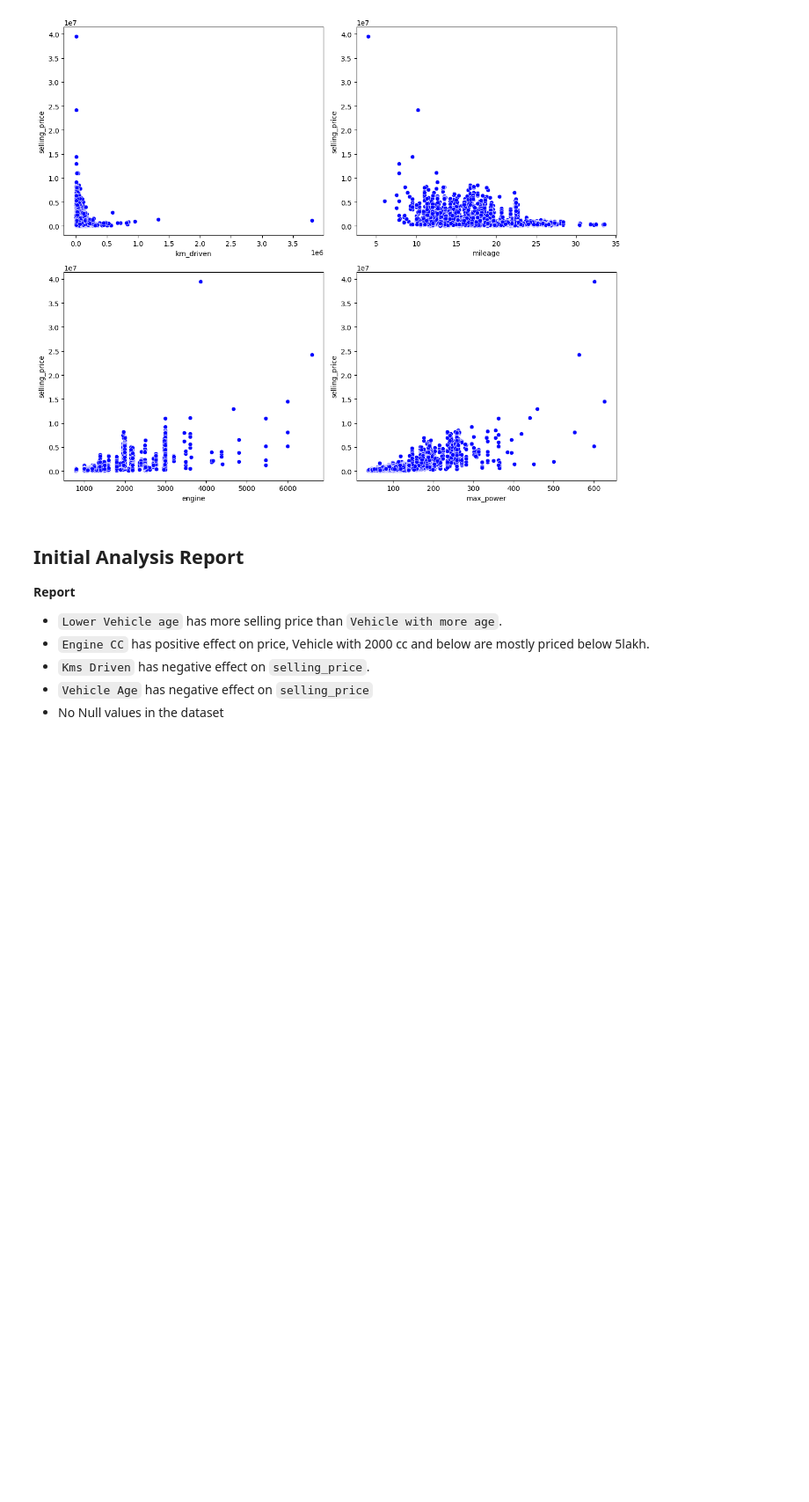
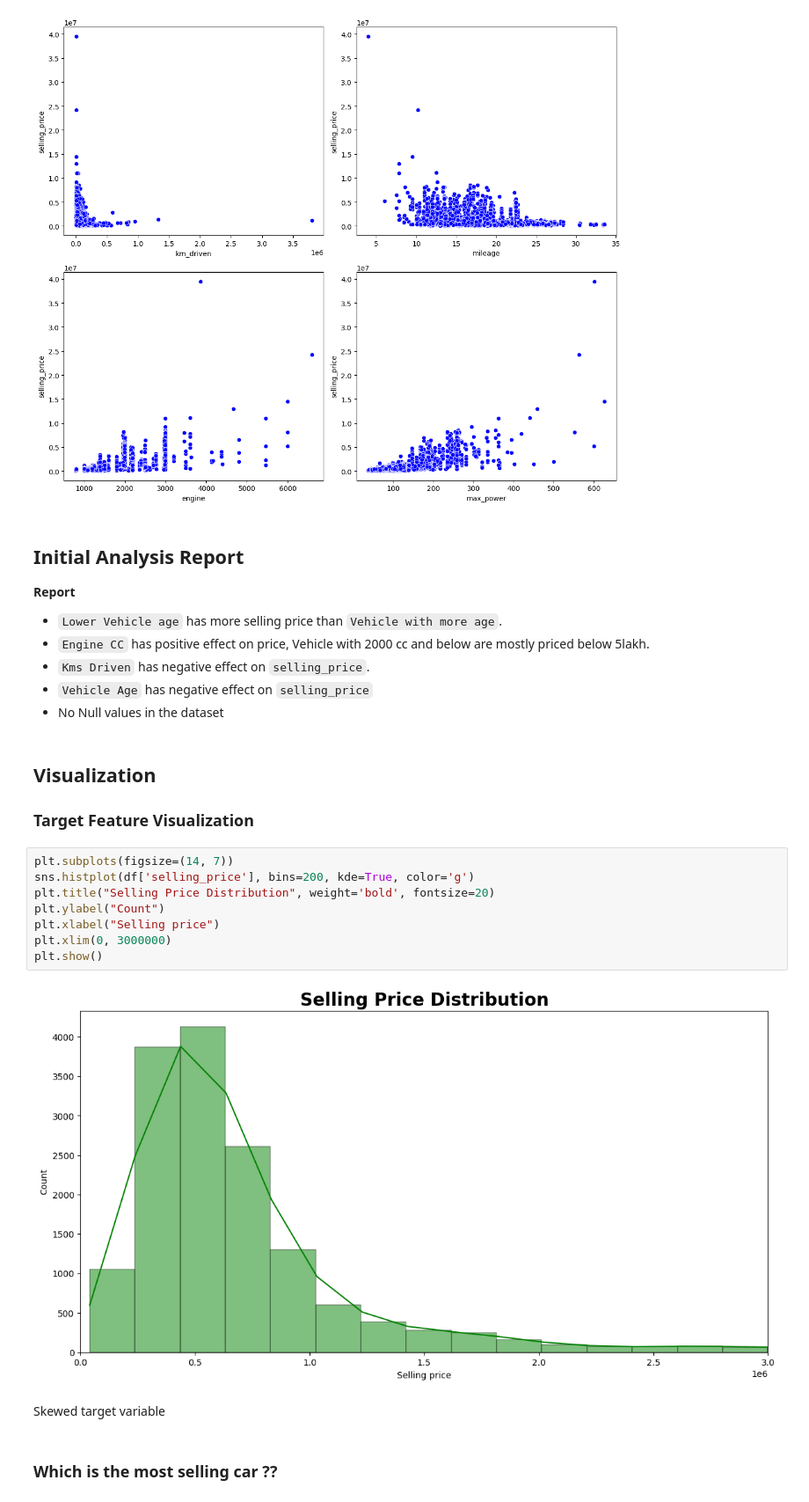
Before and after one commit to RohitKrish46/car-price-predictor, a Jupyter notebook: EDA.ipynb, the cells around one changed output. Shown at 88% size. Cells and saved outputs as stored; diff of their text form; blank space fills up the shorter version.

```diff
--- a/EDA.ipynb
+++ b/EDA.ipynb
@@ -238,3 +238,20 @@ ValueError: num must be an integer with 1 <= num <= 4, not 5
  - `Kms Driven` has negative effect on `selling_price`.
  - `Vehicle Age` has negative effect on `selling_price`
  - No Null values in the dataset
+# %% [markdown]
+## Visualization
+### Target Feature Visualization
+# %%
+plt.subplots(figsize=(14, 7))
+sns.histplot(df['selling_price'], bins=200, kde=True, color='g')
+plt.title("Selling Price Distribution", weight='bold', fontsize=20)
+plt.ylabel("Count")
+plt.xlabel("Selling price")
+plt.xlim(0, 3000000)
+plt.show()
+# %% [output]
+[figure, added]
+# %% [markdown]
+Skewed target variable
+# %% [markdown]
+### Which is the most selling car ??
```
Also changed, not shown: parts of 53 cells of this notebook, 1 other file.
